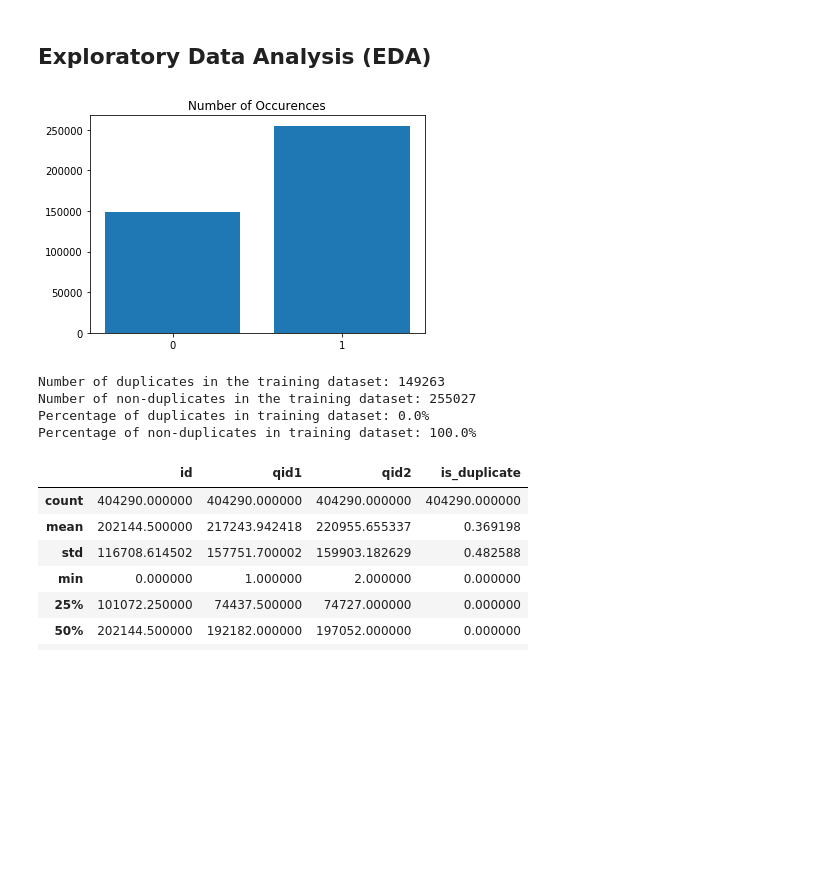
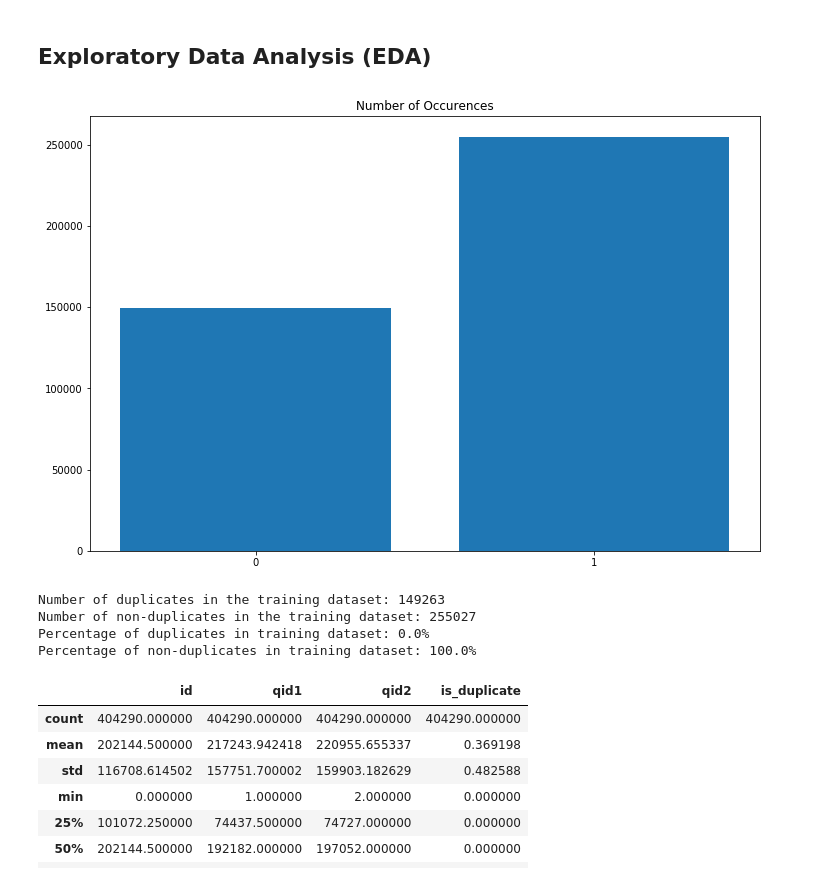
Before and after one commit to BenMosbah/ProjetINF_P2, a Jupyter notebook: Quora Question Pairs.ipynb, the cells around one changed output. Saved outputs shown, nothing was run; the diff lists cells and outputs as text; code cells hidden in the pictures; blank space fills up the shorter version.

```diff
--- a/Quora Question Pairs.ipynb
+++ b/Quora Question Pairs.ipynb
@@ -45,22 +45,23 @@ embedding_file = "./GoogleNews-vectors-negative300.bin.gz"
 # %%
 count_dups = np.sum(train.iloc[:,-1] == 1)
 # positive classes' percentage in the training dataset
 positive_dups = round(count_dups/train.shape[0]*100, 2)
 
 %matplotlib inline
 x = ["duplicates", "non-duplicates"]
+plt.figure(figsize=(12,8))
 plt.bar(x, [count_dups, train.shape[0] - count_dups], align='center')
 plt.title('Number of Occurences')
 plt.xticks(x, range(len(x)))
 plt.yticks()
 plt.show()
 
 print("Number of duplicates in the training dataset: {}".format(count_dups))
 print("Number of non-duplicates in the training dataset: {}".format(train.shape[0] - count_dups))
 print("Percentage of duplicates in training dataset: {}%".format(positive_dups))
 print("Percentage of non-duplicates in training dataset: {}%".format(100.0 - positive_dups))
 # %% [output]
-[figure, old version]
+[figure, new version]
 Number of duplicates in the training dataset: 149263
 Number of non-duplicates in the training dataset: 255027
 Percentage of duplicates in training dataset: 0.0%
```
Also changed, not shown: parts of 7 cells of this notebook, 1 other file.
